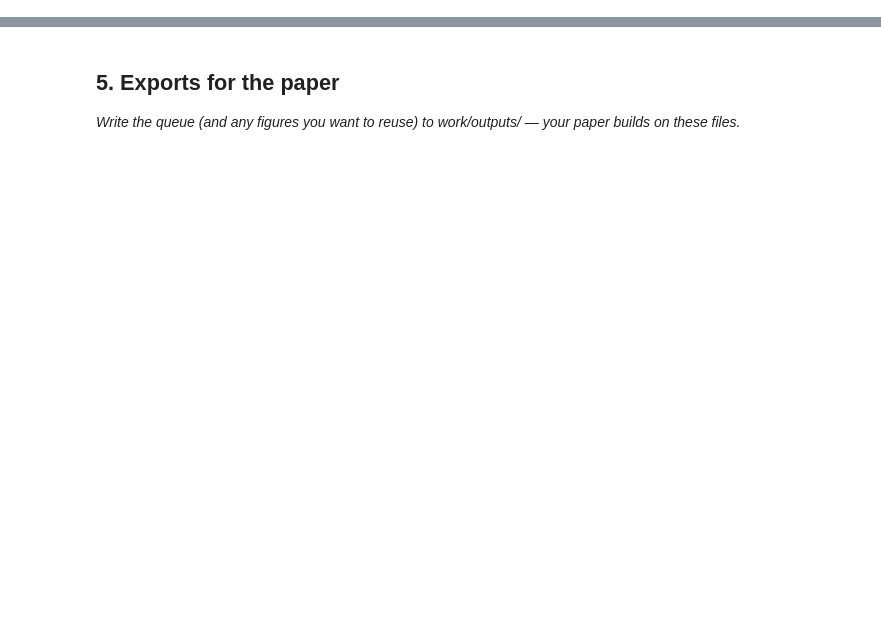
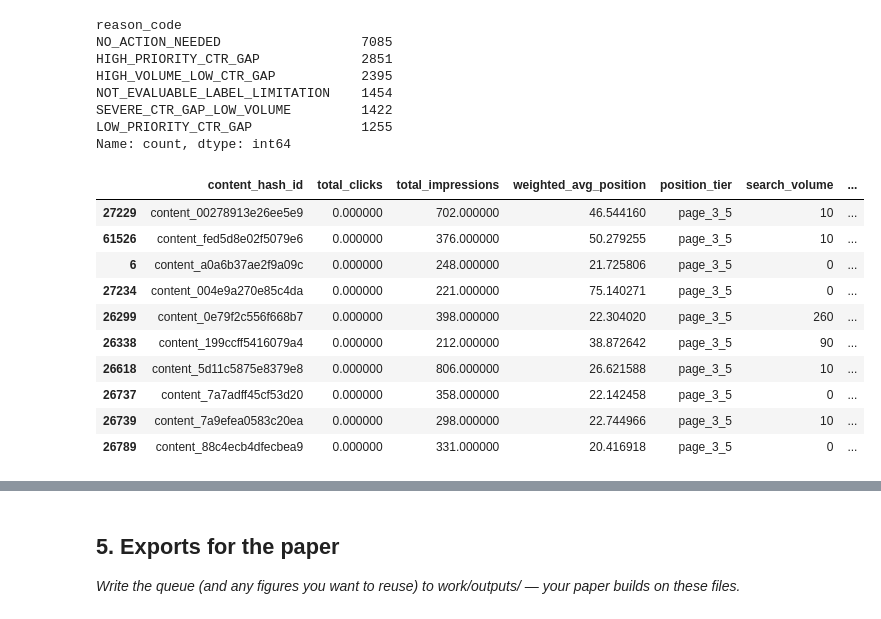
Before and after one commit to T0othIess/FlyRank-AI-ML-internship, a Jupyter notebook: work/notebooks/w07_action_playbook.ipynb, the cells around one changed output, grey strips where cells are left out. Cells and saved outputs as stored; diff of their text form; code cells hidden in the pictures; blank space fills up the shorter version.

```diff
--- a/work/notebooks/w07_action_playbook.ipynb
+++ b/work/notebooks/w07_action_playbook.ipynb
@@ -36,0 +301,25 @@ This skeleton is yours to fill. Work the sections **in order** — each one has
+# %%
+display(test_df_E["reason_code"].value_counts())
+
+columns = ["content_hash_id","total_clicks", "total_impressions", "weighted_avg_position", "position_tier", "search_volume", "competition_level", "ctr", "ctr_gap", "is_high_gap"]
+display(test_df_E[columns].query("position_tier == 'page_3_5'").sort_values("ctr_gap", ascending=False).head(10).style.set_properties(**{"text-align": "center"}))
+# %% [output]
+reason_code
+NO_ACTION_NEEDED                  7085
+HIGH_PRIORITY_CTR_GAP             2851
+HIGH_VOLUME_LOW_CTR_GAP           2395
+NOT_EVALUABLE_LABEL_LIMITATION    1454
+SEVERE_CTR_GAP_LOW_VOLUME         1422
+LOW_PRIORITY_CTR_GAP              1255
+Name: count, dtype: int64
+|  | content_hash_id | total_clicks | total_impressions | weighted_avg_position | position_tier | search_volume | ... |
+| 27229 | content_00278913e26ee5e9 | 0.000000 | 702.000000 | 46.544160 | page_3_5 | 10 | ... |
+| 61526 | content_fed5d8e02f5079e6 | 0.000000 | 376.000000 | 50.279255 | page_3_5 | 10 | ... |
+| 6 | content_a0a6b37ae2f9a09c | 0.000000 | 248.000000 | 21.725806 | page_3_5 | 0 | ... |
+| 27234 | content_004e9a270e85c4da | 0.000000 | 221.000000 | 75.140271 | page_3_5 | 0 | ... |
+| 26299 | content_0e79f2c556f668b7 | 0.000000 | 398.000000 | 22.304020 | page_3_5 | 260 | ... |
+| 26338 | content_199ccff5416079a4 | 0.000000 | 212.000000 | 38.872642 | page_3_5 | 90 | ... |
+| 26618 | content_5d11c5875e8379e8 | 0.000000 | 806.000000 | 26.621588 | page_3_5 | 10 | ... |
+| 26737 | content_7a7adff45cf53d20 | 0.000000 | 358.000000 | 22.142458 | page_3_5 | 0 | ... |
+| 26739 | content_7a9efea0583c20ea | 0.000000 | 298.000000 | 22.744966 | page_3_5 | 10 | ... |
+| 26789 | content_88c4ecb4dfecbea9 | 0.000000 | 331.000000 | 20.416918 | page_3_5 | 0 | ... |
```
Also changed, not shown: parts of 20 cells of this notebook, 1 other file.
